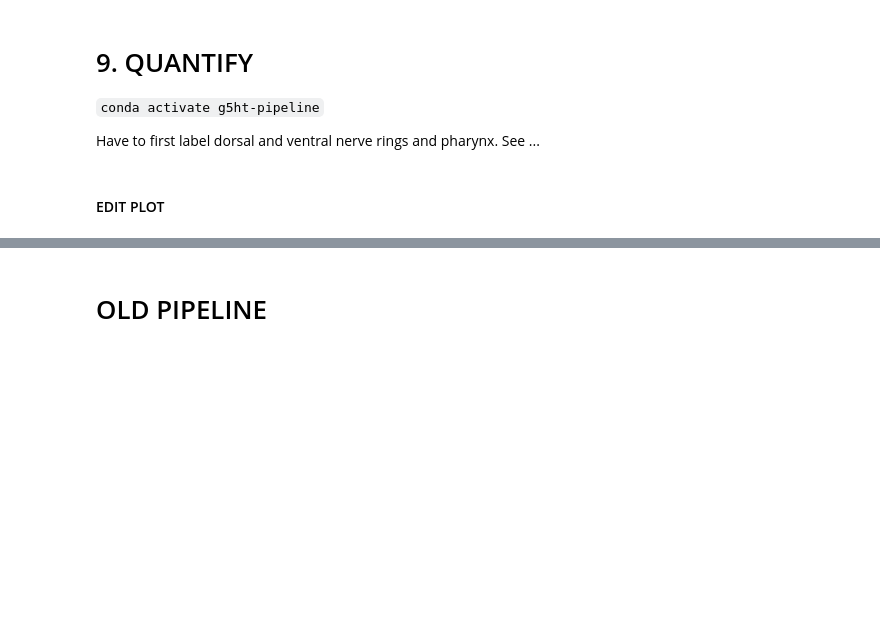
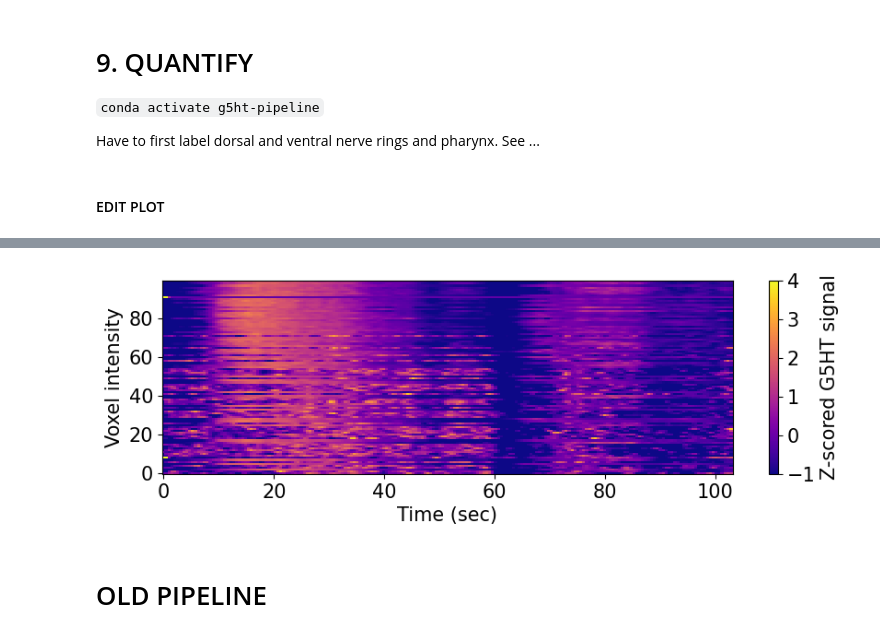
Before and after one commit to MunibH/g5ht-pipeline, a Jupyter notebook: run_pipeline.ipynb, the cells around one changed output, grey strips where cells are left out. Cells and saved outputs as stored; diff of their text form; code cells hidden in the pictures; blank space fills up the shorter version.

```diff
--- a/run_pipeline.ipynb
+++ b/run_pipeline.ipynb
@@ -500,0 +567,5 @@ plt.show()
+# %%
+# now g5_masked is the 3D array of the masked, normalized G5HT signal, which can be used for downstream analysis
+# let's first just plot a heatmap where each (x,y,z) voxel is on the y axis and time on the x axis. also plot the mean signal across all voxels as a line plot on top of the heatmap. this will show us how the overall signal changes over time, as well as if there are specific voxels that have different dynamics than the average.
+g5_voxels = g5_masked.reshape(g5_masked.shape[0], -1)
+mean_signal = g5_voxels.mean(axis=1)
@@ -500,0 +576,15 @@ plt.show()
+# %%
+# find the 1000 voxels with the highest mean signal across time
+mean_signal_voxels = g5_voxels.mean(axis=0)
+top_voxel_indices = np.argsort(mean_signal_voxels)[-100:]
+
+# find the voxels with the most variable signal across time, as measured by variance
+var_signal_voxels = g5_voxels.var(axis=0)
+top_var_voxel_indices = np.argsort(var_signal_voxels)[-100:]
+
+voxels_2_plot = g5_voxels[:, top_voxel_indices]
+# smooth the voxels
+from scipy.ndimage import gaussian_filter1d
+voxels_2_plot_smooth = gaussian_filter1d(voxels_2_plot, sigma=1.0, axis=0)
+# zscore each voxel
+voxels_2_plot_smooth_zscore = (voxels_2_plot_smooth - voxels_2_plot_smooth.mean(axis=0)) / voxels_2_plot_smooth.std(axis=0)
@@ -501,3 +595,19 @@ plt.show()
+# %%
+# plot the top voxels
+# time vector
+fps = 0.533 # seconds per frame
+t = np.arange(g5_voxels.shape[0]) * fps # convert to minutes
+
+plt.figure(figsize=(10, 6))
+plt.subplot(2,1,1)
+# heatmap of the top voxels, sorted by mean signal across time
+plt.pcolor(t, np.arange(voxels_2_plot_smooth_zscore.shape[1]), voxels_2_plot_smooth_zscore.T, cmap='plasma', vmin=-1, vmax=4)
+plt.colorbar(label='Z-scored G5HT signal')
+plt.ylabel('Voxel intensity')
+plt.xlabel('Time (sec)')
+plt.show()
+# %% [output]
+[figure, added]
 # %% [markdown]
 # OLD PIPELINE
 # %% [markdown]
```
Also changed, not shown: parts of 12 cells of this notebook, 3 other files.
